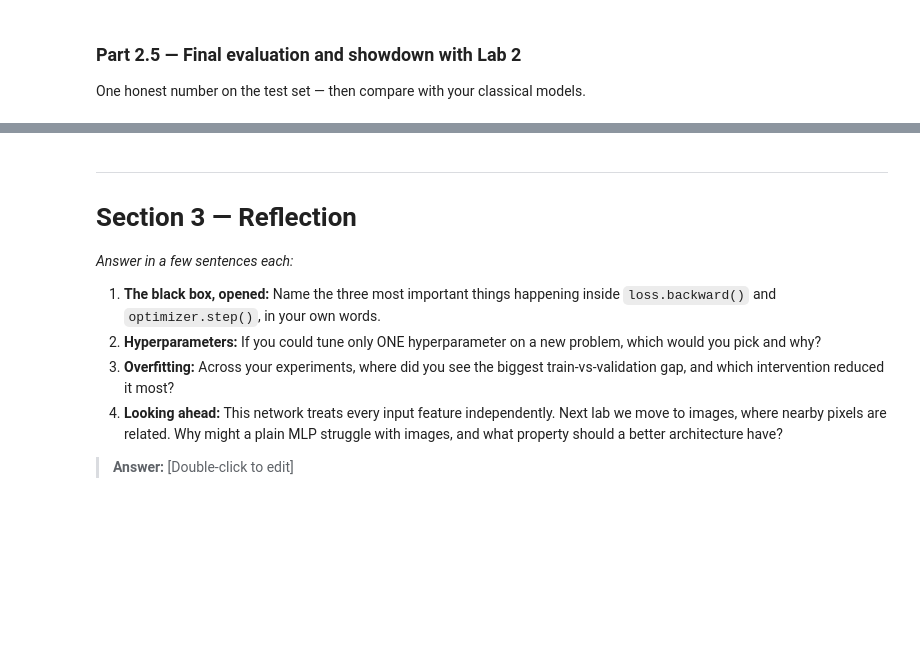
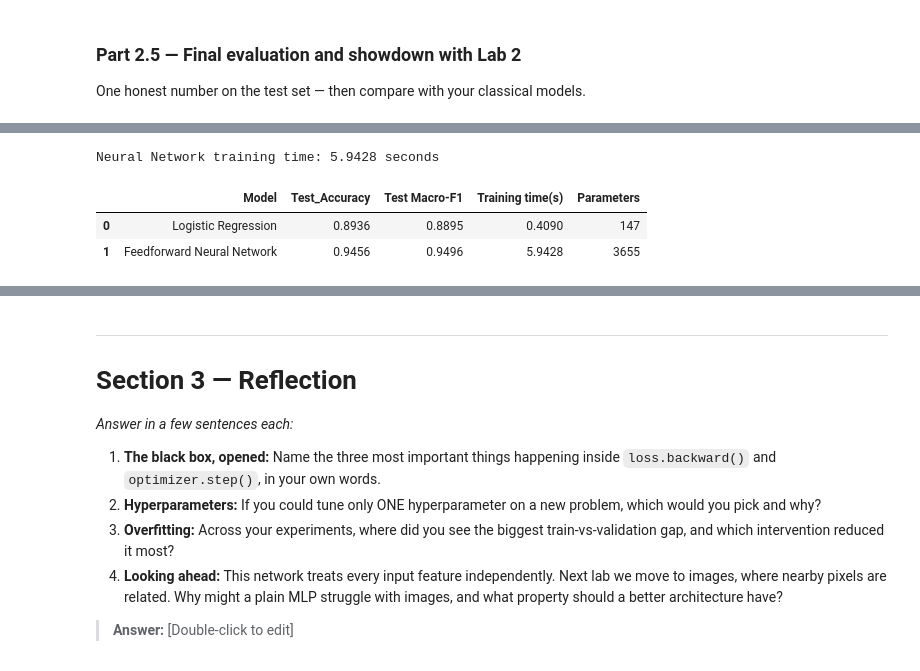
Before and after one commit to YayraBoven/lab-3, a Jupyter notebook: lab_3.ipynb, the cells around one changed output, grey strips where cells are left out. Drawn from its saved outputs; the diff is of its cells as text; code cells hidden in the pictures; blank space fills up the shorter version.

```diff
--- a/lab_3.ipynb
+++ b/lab_3.ipynb
@@ -934,0 +1005,52 @@ of deep learning worth it on THIS dataset? When would it be?*
+# %%
+#Checking the training time
+import time
+start = time.time()
+
+model = FeedForwardNet(input_dim = input_dim,hidden_sizes=(64,32), n_classes=7, dropout=0.0)
+model = model.to(DEVICE)
+
+criterion = nn.CrossEntropyLoss()
+optimizer = torch.optim.Adam(model.parameters(), lr=1e-3)
+
+train_loader = DataLoader(train_dataset, batch_size =32, shuffle=True)
+
+num_epochs = 100
+
+
+for epoch in range(num_epochs):
+  #Training:(Looping over batches)
+  model.train();
+  for xb, yb in train_loader:
+    optimizer.zero_grad()
+    logits = model(xb.to(DEVICE))
+    loss = criterion(logits, yb.to(DEVICE))
+    loss.backward()
+    optimizer.step()
+
+nn_train_time= time.time() - start
+print(f"Neural Network training time: {nn_train_time:.4f} seconds")
+# %% [output]
+Neural Network training time: 5.9428 seconds
+# %%
+# TODO: Build a small comparison table (a pandas DataFrame is fine):
+#   rows = [your best Lab 2 classifier, this neural network]
+#   cols = [test accuracy, test macro-F1, training time, number of parameters/trees]
+
+import pandas as pd
+import time
+
+nn_params =sum(p.numel() for p in best_model.parameters() if p.requires_grad)
+
+comparison = pd.DataFrame({
+    "Model": ["Logistic Regression" , "Feedforward Neural Network"],
+    "Test_Accuracy": [0.8936, 0.9456],
+    "Test Macro-F1": [0.8895, 0.9496],
+    "Training time(s)": [0.4090, 5.9428],
+    "Parameters":[147, 3655]})
+
+comparison
+# %% [output]
+|  | Model | Test_Accuracy | Test Macro-F1 | Training time(s) | Parameters |
+| 0 | Logistic Regression | 0.8936 | 0.8895 | 0.4090 | 147 |
+| 1 | Feedforward Neural Network | 0.9456 | 0.9496 | 5.9428 | 3655 |
```
Also changed, not shown: parts of 7 cells of this notebook.
